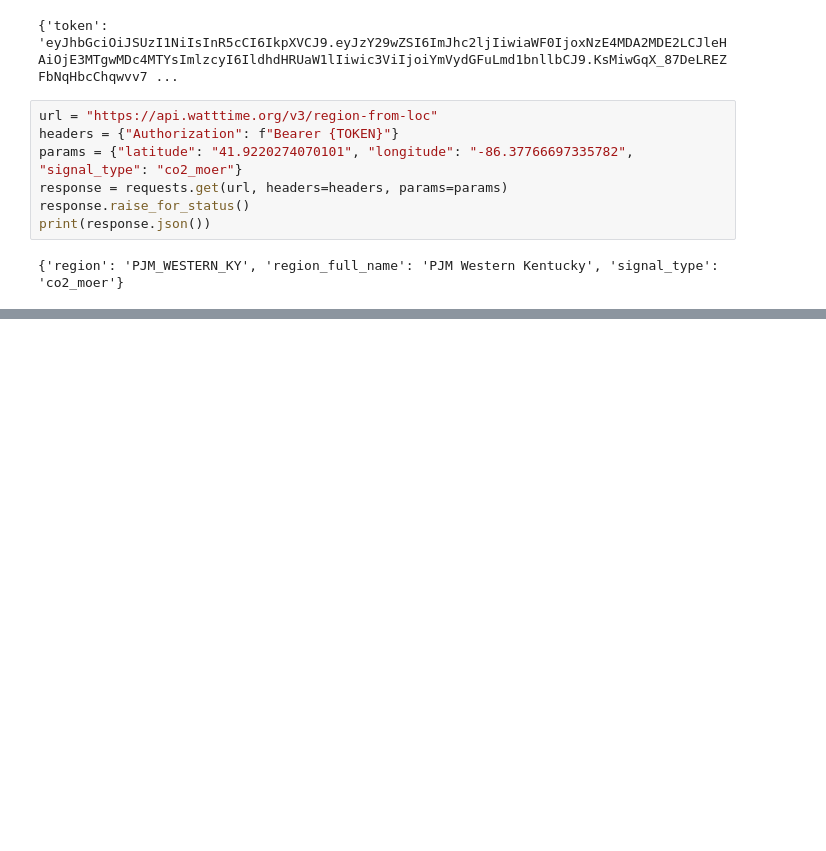
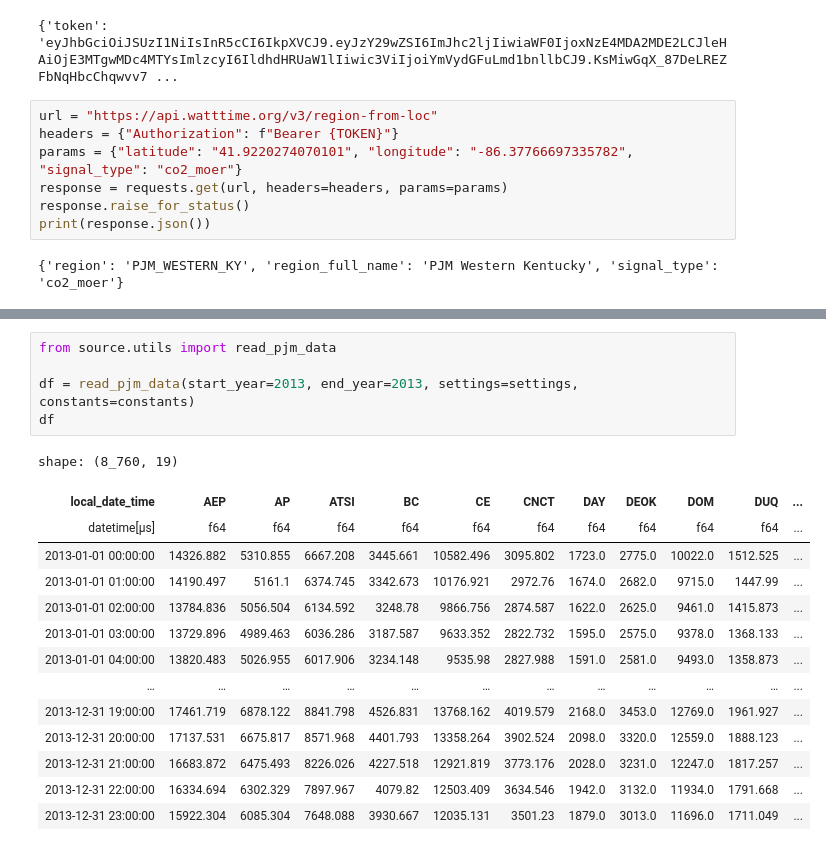
Before and after one commit to bgunyel/electricity-load-forecasting, a Jupyter notebook: experimental.ipynb, the cells around one changed output, grey strips where cells are left out. Drawn from its saved outputs; the diff is of its cells as text; blank space fills up the shorter version.

```diff
--- a/experimental.ipynb
+++ b/experimental.ipynb
@@ -24,0 +95,20 @@ print(response.json())
+# %%
+from source.utils import read_pjm_data
+
+df = read_pjm_data(start_year=2013, end_year=2013, settings=settings, constants=constants)
+df
+# %% [output]
+shape: (8_760, 19)
+| local_date_time | AEP | AP | ATSI | BC | CE | CNCT | DAY | DEOK | DOM | DUQ | ... |
+| datetime[μs] | f64 | f64 | f64 | f64 | f64 | f64 | f64 | f64 | f64 | f64 | ... |
+| 2013-01-01 00:00:00 | 14326.882 | 5310.855 | 6667.208 | 3445.661 | 10582.496 | 3095.802 | 1723.0 | 2775.0 | 10022.0 | 1512.525 | ... |
+| 2013-01-01 01:00:00 | 14190.497 | 5161.1 | 6374.745 | 3342.673 | 10176.921 | 2972.76 | 1674.0 | 2682.0 | 9715.0 | 1447.99 | ... |
+| 2013-01-01 02:00:00 | 13784.836 | 5056.504 | 6134.592 | 3248.78 | 9866.756 | 2874.587 | 1622.0 | 2625.0 | 9461.0 | 1415.873 | ... |
+| 2013-01-01 03:00:00 | 13729.896 | 4989.463 | 6036.286 | 3187.587 | 9633.352 | 2822.732 | 1595.0 | 2575.0 | 9378.0 | 1368.133 | ... |
+| 2013-01-01 04:00:00 | 13820.483 | 5026.955 | 6017.906 | 3234.148 | 9535.98 | 2827.988 | 1591.0 | 2581.0 | 9493.0 | 1358.873 | ... |
+| … | … | … | … | … | … | … | … | … | … | … | ... |
+| 2013-12-31 19:00:00 | 17461.719 | 6878.122 | 8841.798 | 4526.831 | 13768.162 | 4019.579 | 2168.0 | 3453.0 | 12769.0 | 1961.927 | ... |
+| 2013-12-31 20:00:00 | 17137.531 | 6675.817 | 8571.968 | 4401.793 | 13358.264 | 3902.524 | 2098.0 | 3320.0 | 12559.0 | 1888.123 | ... |
+| 2013-12-31 21:00:00 | 16683.872 | 6475.493 | 8226.026 | 4227.518 | 12921.819 | 3773.176 | 2028.0 | 3231.0 | 12247.0 | 1817.257 | ... |
+| 2013-12-31 22:00:00 | 16334.694 | 6302.329 | 7897.967 | 4079.82 | 12503.409 | 3634.546 | 1942.0 | 3132.0 | 11934.0 | 1791.668 | ... |
+| 2013-12-31 23:00:00 | 15922.304 | 6085.304 | 7648.088 | 3930.667 | 12035.131 | 3501.23 | 1879.0 | 3013.0 | 11696.0 | 1711.049 | ... |
```
Also changed, not shown: parts of 3 cells of this notebook, 5 other files.
